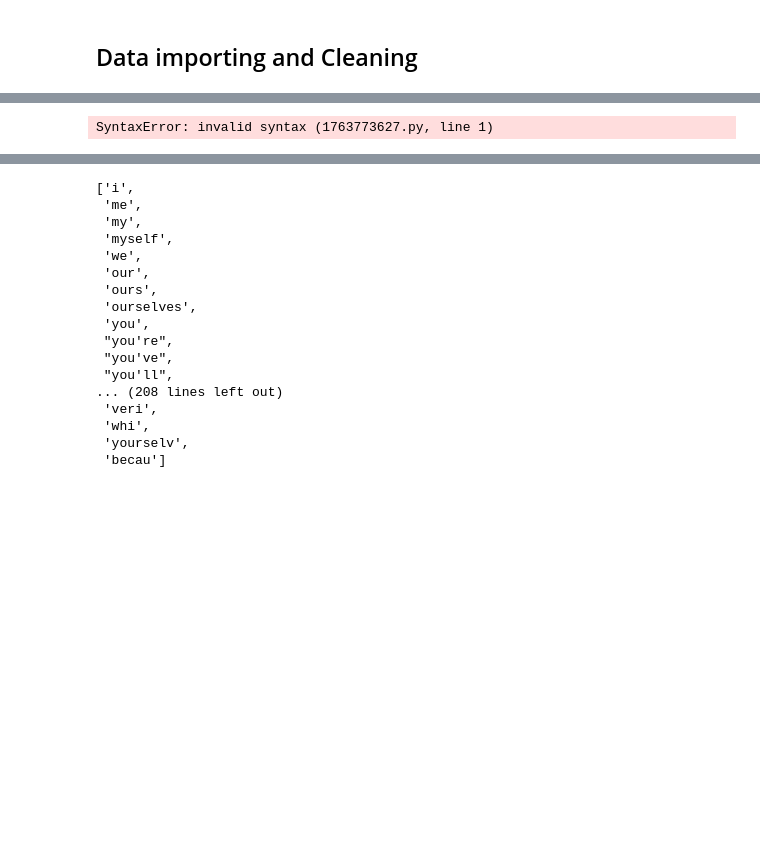
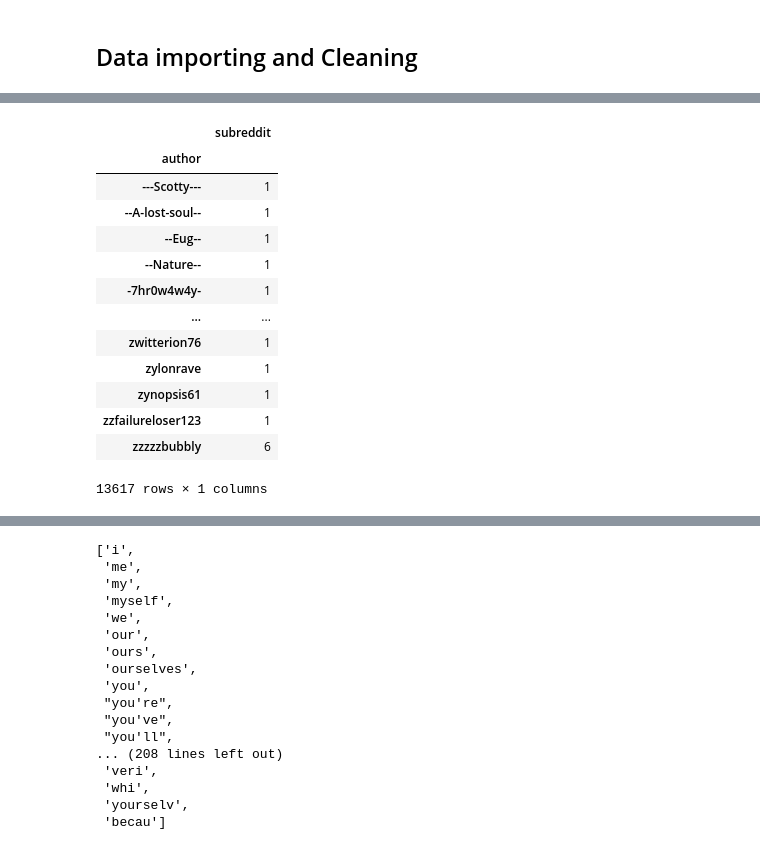
Before and after one commit to msamhz/GA-Lessons, a Jupyter notebook: project_3/MultinomialNB_Model.ipynb, the cells around one changed output, grey strips where cells are left out. Drawn from its saved outputs; the diff is of its cells as text; code cells hidden in the pictures; blank space fills up the shorter version.

```diff
--- a/project_3/MultinomialNB_Model.ipynb
+++ b/project_3/MultinomialNB_Model.ipynb
@@ -104,4 +104,19 @@ df.head(1)
-# %%
-=
-# %% [output]
-SyntaxError: invalid syntax (1763773627.py, line 1)
+# %%
+# create new set of data frame that contains how many post per unique user
+
+unique_counts = df.groupby(['author']).count()[['subreddit']]
+# %% [output]
+|  | subreddit |
+| author |  |
+| ---Scotty--- | 1 |
+| --A-lost-soul-- | 1 |
+| --Eug-- | 1 |
+| --Nature-- | 1 |
+| -7hr0w4w4y- | 1 |
+| ... | ... |
+| zwitterion76 | 1 |
+| zylonrave | 1 |
+| zynopsis61 | 1 |
+| zzfailureloser123 | 1 |
+| zzzzzbubbly | 6 |
+13617 rows × 1 columns
```
Also changed, not shown: parts of 8 cells of this notebook.
